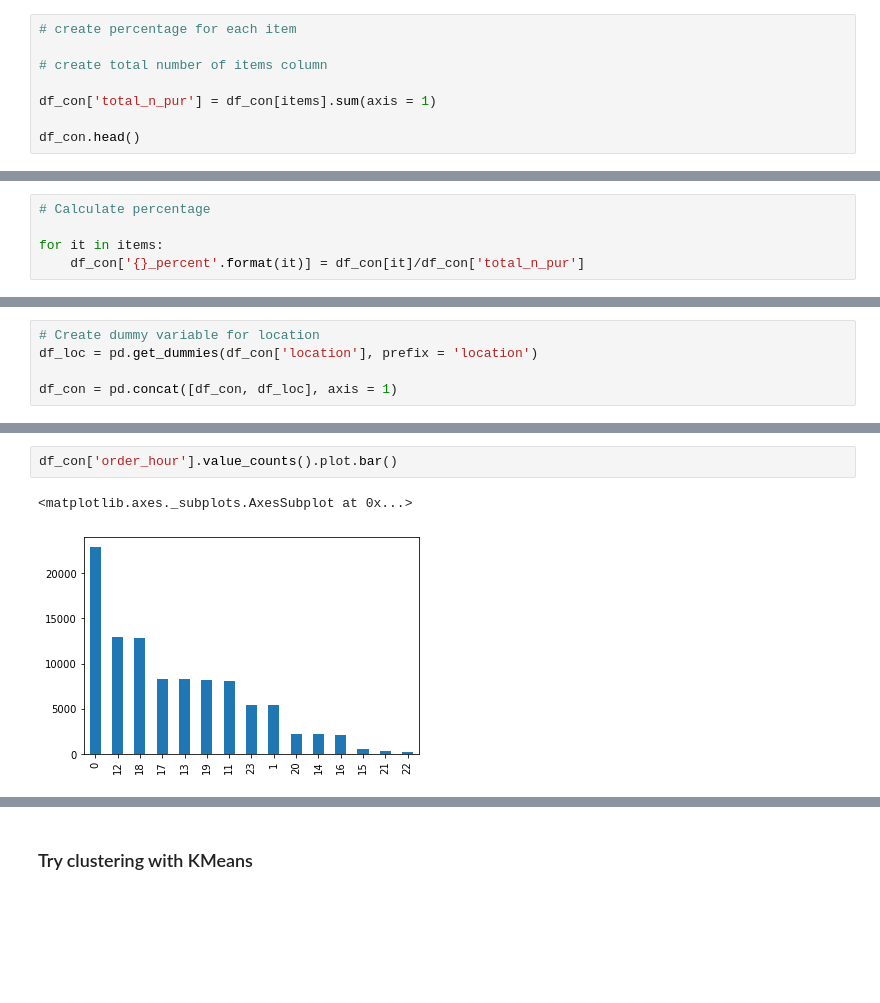
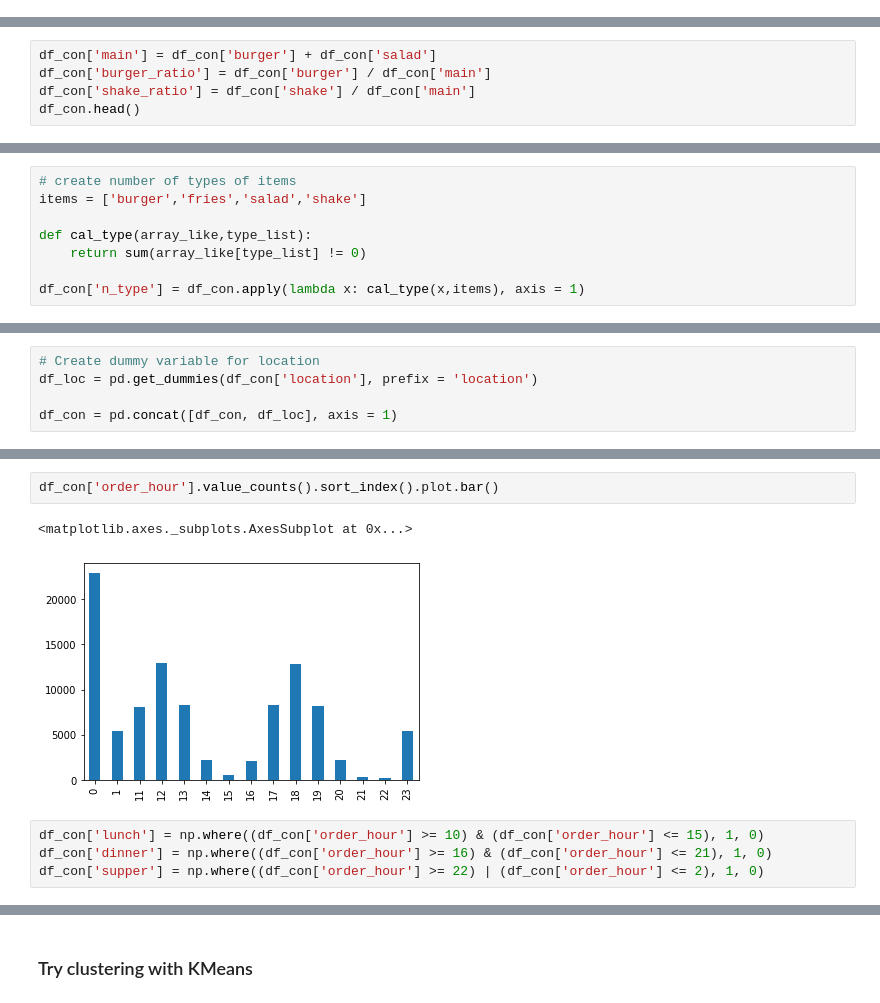
Before and after one commit to Dirodzz/Cust_Segmentation, a Jupyter notebook: Cust_Segment.ipynb, the cells around one changed output, grey strips where cells are left out. Cells and saved outputs as stored; diff of their text form; blank space fills up the shorter version.

```diff
--- a/Cust_Segment.ipynb
+++ b/Cust_Segment.ipynb
@@ -282,8 +255,0 @@ for index, row in df_con.iterrows():
-# %%
-# create percentage for each item
-
-# create total number of items column
-
-df_con['total_n_pur'] = df_con[items].sum(axis = 1)
-
-df_con.head()
@@ -297,5 +255,0 @@ df_con.head()
-# %%
-# Calculate percentage
-
-for it in items:
-    df_con['{}_percent'.format(it)] = df_con[it]/df_con['total_n_pur']
@@ -301,0 +262,5 @@ for it in items:
+# %%
+df_con['main'] = df_con['burger'] + df_con['salad']
+df_con['burger_ratio'] = df_con['burger'] / df_con['main']
+df_con['shake_ratio'] = df_con['shake'] / df_con['main']
+df_con.head()
@@ -302,3 +274,11 @@ for it in items:
+# %%
+# create number of types of items
+items = ['burger','fries','salad','shake']
+
+def cal_type(array_like,type_list):
+    return sum(array_like[type_list] != 0)
+
+df_con['n_type'] = df_con.apply(lambda x: cal_type(x,items), axis = 1)
 # %%
 # drop day_of_week feature
 
@@ -321,5 +291,9 @@ df_con.head()
 # %%
-df_con['order_hour'].value_counts().plot.bar()
+df_con['order_hour'].value_counts().sort_index().plot.bar()
 # %% [output]
 <matplotlib.axes._subplots.AxesSubplot at 0x...>
-[figure, old version]
+[figure, new version]
+# %%
+df_con['lunch'] = np.where((df_con['order_hour'] >= 10) & (df_con['order_hour'] <= 15), 1, 0)
+df_con['dinner'] = np.where((df_con['order_hour'] >= 16) & (df_con['order_hour'] <= 21), 1, 0)
+df_con['supper'] = np.where((df_con['order_hour'] >= 22) | (df_con['order_hour'] <= 2), 1, 0)
```
Also changed, not shown: parts of 39 cells of this notebook, 2 other files.
